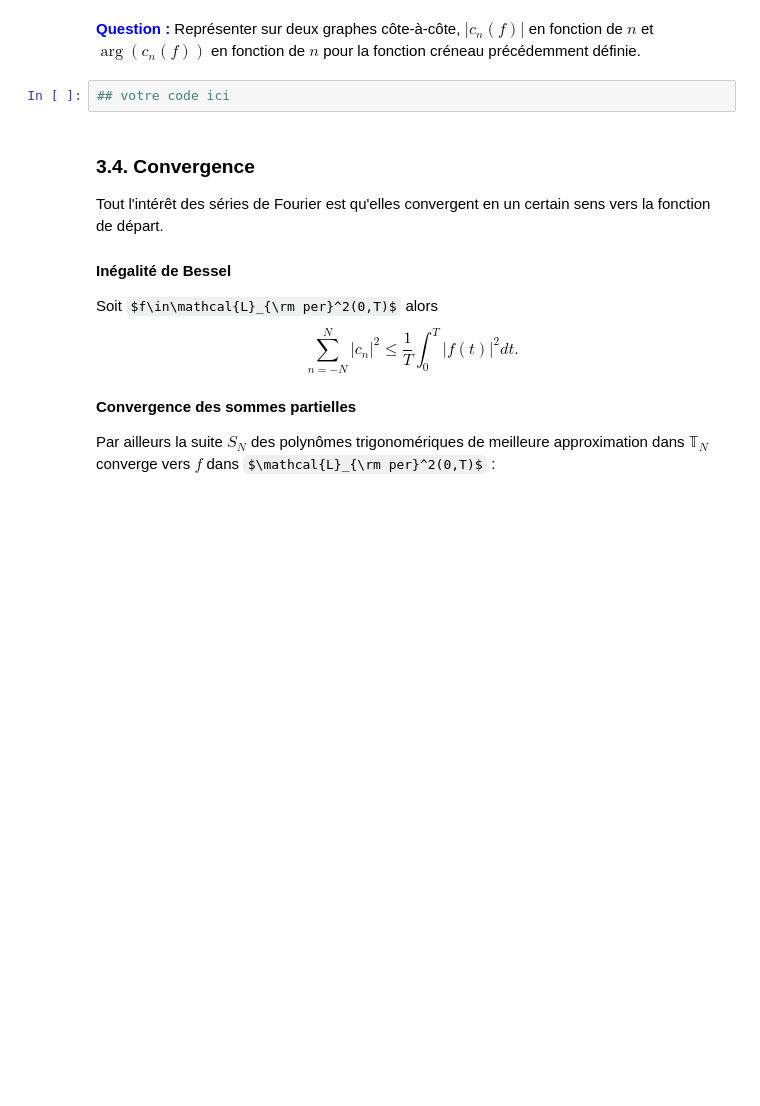
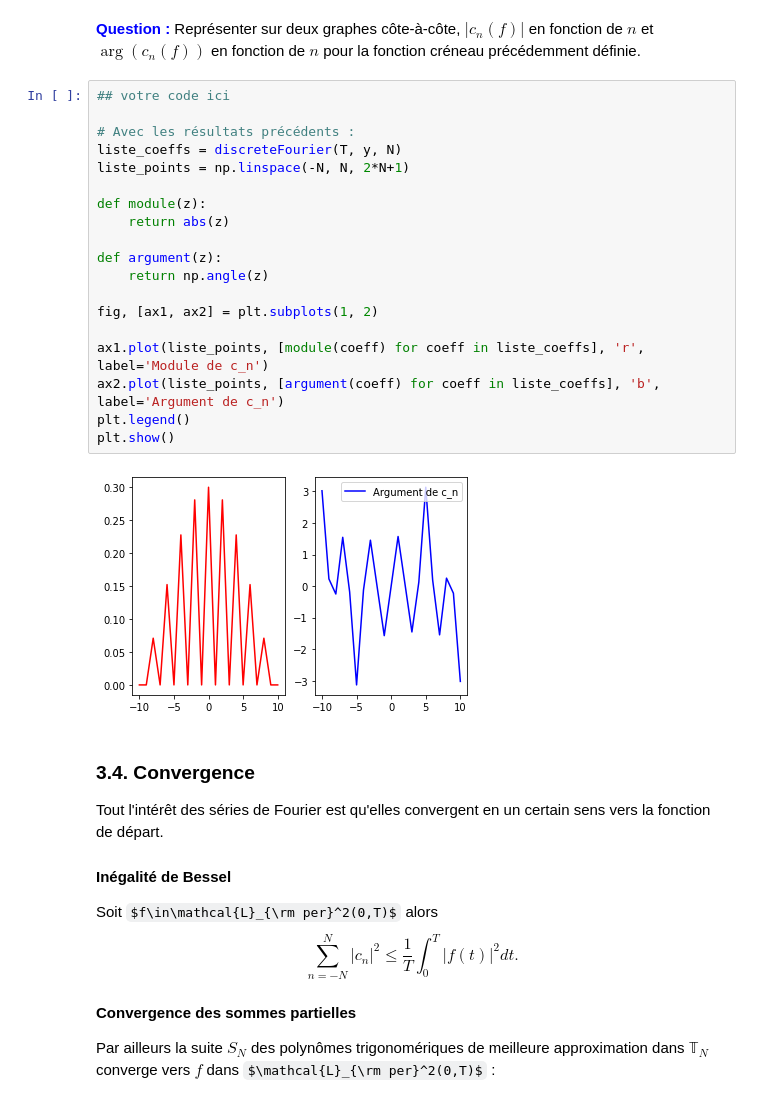
Before and after one commit to Wiziard38/TP-JUPYTER-LATEX, a Jupyter notebook: TPFourier2021.ipynb, the cells around one changed output. Drawn from its saved outputs; the diff is of its cells as text; some formulas as TeX source; blank space fills up the shorter version.

```diff
--- a/TPFourier2021.ipynb
+++ b/TPFourier2021.ipynb
@@ -525,8 +539,27 @@ A_n(f) \cos(2\pi n \lambda t + \varphi_n(f)) &= A_n(f) \cos(2\pi n \lambda t)\cd
 # %% [markdown]
 **<font color = blue>Question :</font>**
 Représenter sur deux graphes côte-à-côte, $|c_n(f)|$ en fonction de $n$ et $\arg(c_n(f))$ en fonction de $n$ pour la fonction créneau précédemment définie.
-# %%
-## votre code ici
+# %%
+## votre code ici
+
+# Avec les résultats précédents :
+liste_coeffs = discreteFourier(T, y, N)
+liste_points = np.linspace(-N, N, 2*N+1)
+
+def module(z):
+    return abs(z)
+
+def argument(z):
+    return np.angle(z)
+
+fig, [ax1, ax2] = plt.subplots(1, 2)
+
+ax1.plot(liste_points, [module(coeff) for coeff in liste_coeffs], 'r', label='Module de c_n')
+ax2.plot(liste_points, [argument(coeff) for coeff in liste_coeffs], 'b', label='Argument de c_n')
+plt.legend()
+plt.show()
+# %% [output]
+[figure, added]
 # %% [markdown]
 ### 3.4. Convergence
 
```
Also changed, not shown: parts of 4 cells of this notebook.
